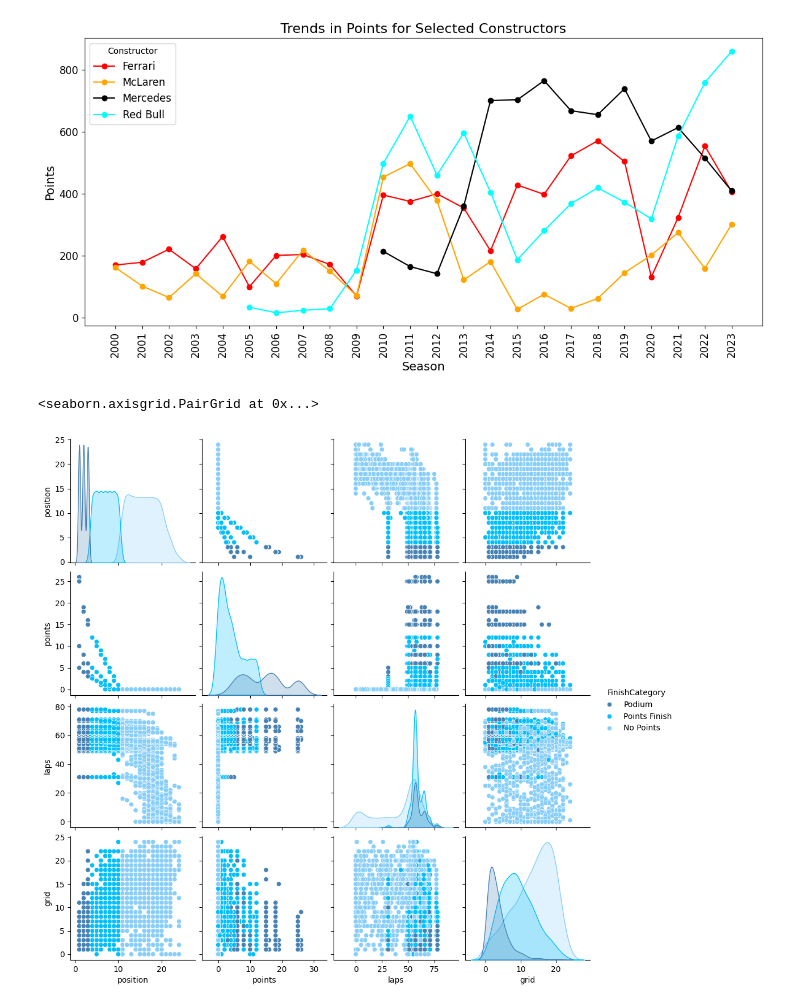
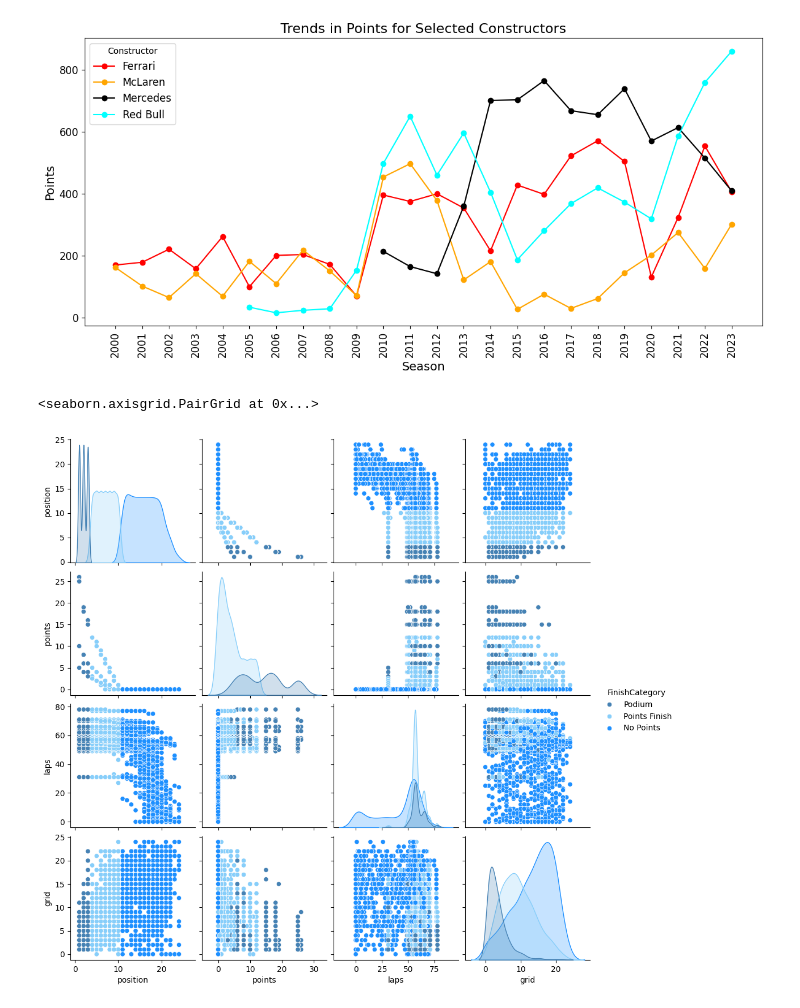
Before and after one commit to NandiniKodali988/F1-Through-Data, a Jupyter notebook: technical-details/eda/main.ipynb, the cells around one changed output. Cells and saved outputs as stored; diff of their text form; code cells hidden in the pictures.

Commit message:
change pairplot theme

```diff
--- a/technical-details/eda/main.ipynb
+++ b/technical-details/eda/main.ipynb
@@ -405,7 +405,7 @@ plt.show()
 # %% [output]
 [figure]
 # %%
-sns.pairplot(data[['position', 'points', 'laps', 'grid', 'FinishCategory']], hue='FinishCategory', palette={'Podium':'steelblue', 'Points Finish':'deepskyblue', 'No Points':'lightskyblue'})
+sns.pairplot(data[['position', 'points', 'laps', 'grid', 'FinishCategory']], hue='FinishCategory', palette={'Podium':'steelblue', 'Points Finish':'lightskyblue', 'No Points': 'dodgerblue'})
 # %% [output]
 <seaborn.axisgrid.PairGrid at 0x...>
-[figure, old version]
+[figure, new version]
```
Also changed, not shown: 2 other files.
